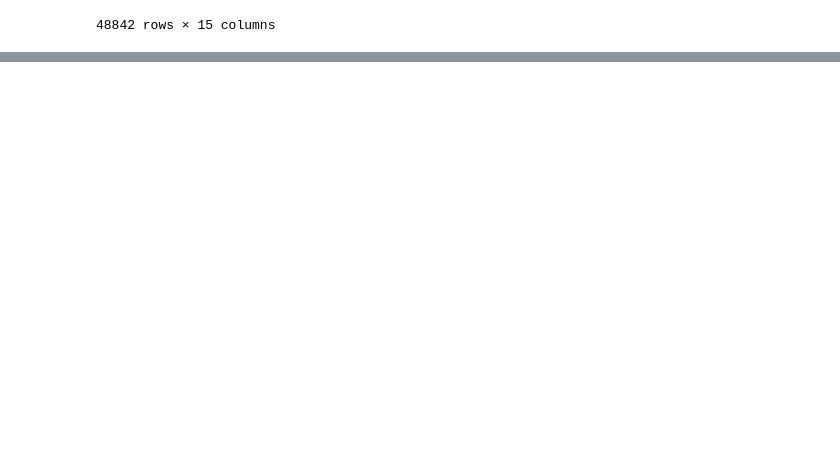
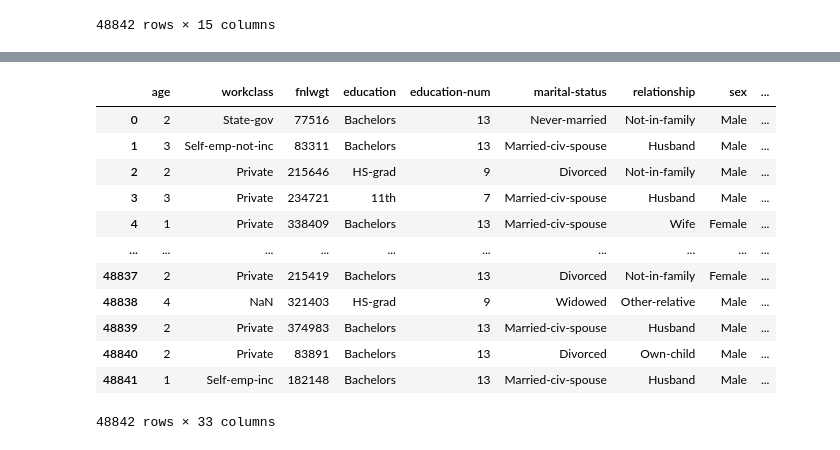
Before and after one commit to dev0405/Scikit_learn, a Jupyter notebook: fourth.ipynb, the cells around one changed output, grey strips where cells are left out. Cells and saved outputs as stored; diff of their text form; code cells hidden in the pictures; blank space fills up the shorter version.

```diff
--- a/fourth.ipynb
+++ b/fourth.ipynb
@@ -143,0 +163,5 @@ from sklearn.preprocessing import OneHotEncoder
+# %%
+import pandas as pd
+encoder=OneHotEncoder(handle_unknown='ignore',sparse_output=False)
+encoded_values=encoder.fit_transform(data[['occupation','race']])
+new_cols=encoder.get_feature_names_out(['occupation','race'])
@@ -143,0 +191,22 @@ from sklearn.preprocessing import OneHotEncoder
+# %%
+df_encoded=pd.DataFrame(encoded_values,columns=new_cols,index=data.index)
+data_final=pd.concat(
+    [data.drop(columns=['occupation','race']),df_encoded],
+    axis=1
+)
+# %%
+data_final
+# %% [output]
+|  | age | workclass | fnlwgt | education | education-num | marital-status | relationship | sex | ... |
+| 0 | 2 | State-gov | 77516 | Bachelors | 13 | Never-married | Not-in-family | Male | ... |
+| 1 | 3 | Self-emp-not-inc | 83311 | Bachelors | 13 | Married-civ-spouse | Husband | Male | ... |
+| 2 | 2 | Private | 215646 | HS-grad | 9 | Divorced | Not-in-family | Male | ... |
+| 3 | 3 | Private | 234721 | 11th | 7 | Married-civ-spouse | Husband | Male | ... |
+| 4 | 1 | Private | 338409 | Bachelors | 13 | Married-civ-spouse | Wife | Female | ... |
+| ... | ... | ... | ... | ... | ... | ... | ... | ... | ... |
+| 48837 | 2 | Private | 215419 | Bachelors | 13 | Divorced | Not-in-family | Female | ... |
+| 48838 | 4 | NaN | 321403 | HS-grad | 9 | Widowed | Other-relative | Male | ... |
+| 48839 | 2 | Private | 374983 | Bachelors | 13 | Married-civ-spouse | Husband | Male | ... |
+| 48840 | 2 | Private | 83891 | Bachelors | 13 | Divorced | Own-child | Male | ... |
+| 48841 | 1 | Self-emp-inc | 182148 | Bachelors | 13 | Married-civ-spouse | Husband | Male | ... |
+48842 rows × 33 columns
```
Also changed, not shown: parts of 5 cells of this notebook.
